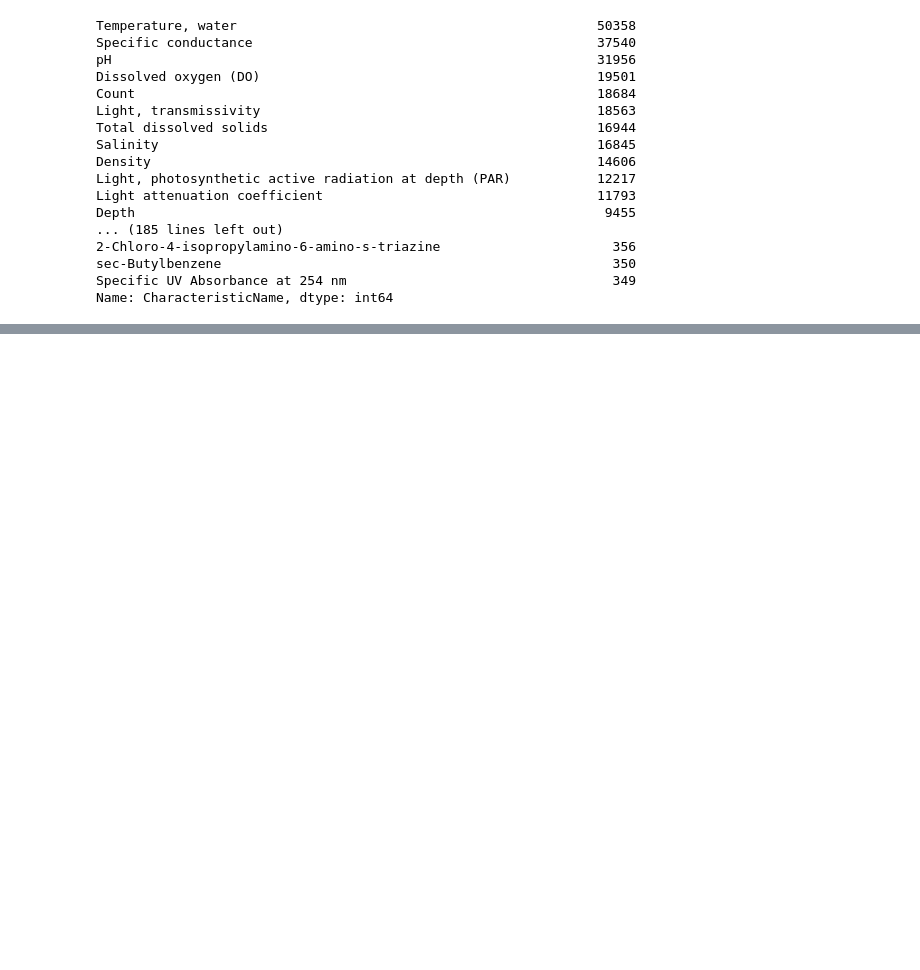
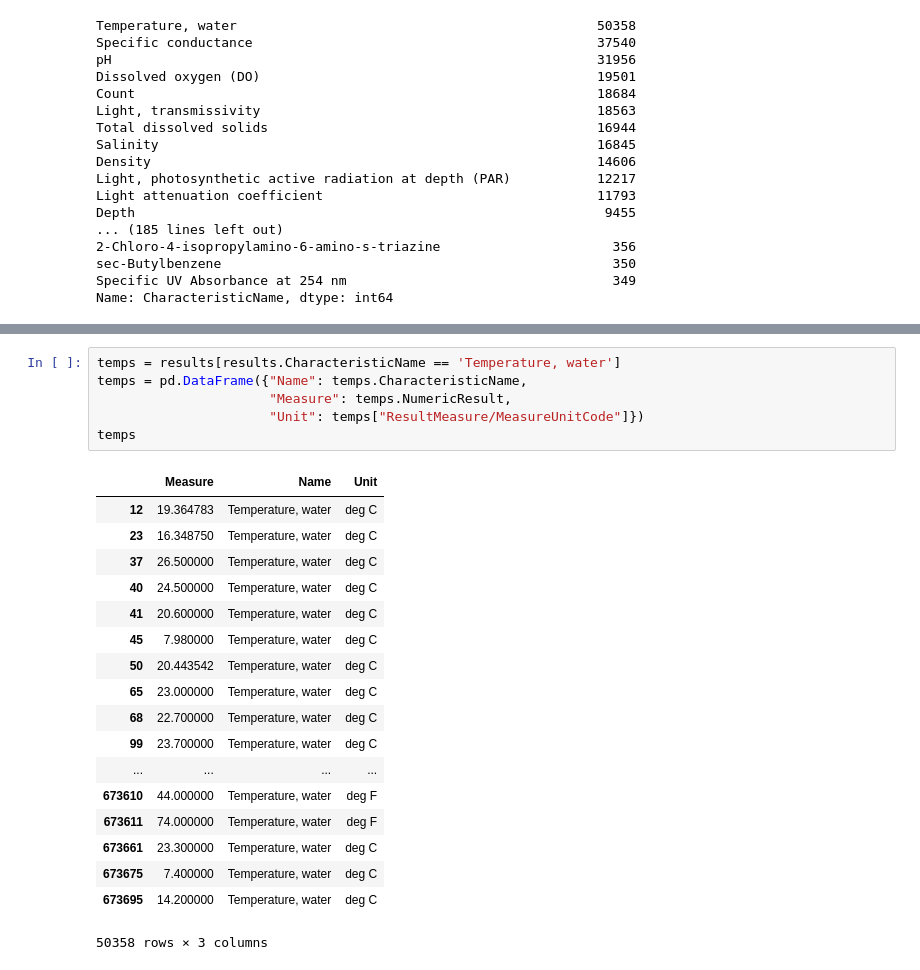
Before and after one commit to SeanU/waq, a Jupyter notebook: exploration/EDA.ipynb, the cells around one changed output, grey strips where cells are left out. Cells and saved outputs as stored; diff of their text form; blank space fills up the shorter version.

Commit message:
Getting started with Pint for unit conversion

```diff
--- a/exploration/EDA.ipynb
+++ b/exploration/EDA.ipynb
@@ -175,0 +190,25 @@ stats
+# %%
+temps = results[results.CharacteristicName == 'Temperature, water']
+temps = pd.DataFrame({"Name": temps.CharacteristicName,
+                      "Measure": temps.NumericResult,
+                      "Unit": temps["ResultMeasure/MeasureUnitCode"]})
+temps
+# %% [output]
+|  | Measure | Name | Unit |
+| 12 | 19.364783 | Temperature, water | deg C |
+| 23 | 16.348750 | Temperature, water | deg C |
+| 37 | 26.500000 | Temperature, water | deg C |
+| 40 | 24.500000 | Temperature, water | deg C |
+| 41 | 20.600000 | Temperature, water | deg C |
+| 45 | 7.980000 | Temperature, water | deg C |
+| 50 | 20.443542 | Temperature, water | deg C |
+| 65 | 23.000000 | Temperature, water | deg C |
+| 68 | 22.700000 | Temperature, water | deg C |
+| 99 | 23.700000 | Temperature, water | deg C |
+| ... | ... | ... | ... |
+| 673610 | 44.000000 | Temperature, water | deg F |
+| 673611 | 74.000000 | Temperature, water | deg F |
+| 673661 | 23.300000 | Temperature, water | deg C |
+| 673675 | 7.400000 | Temperature, water | deg C |
+| 673695 | 14.200000 | Temperature, water | deg C |
+50358 rows × 3 columns
```
Also changed, not shown: parts of 4 cells of this notebook, 2 other files.
